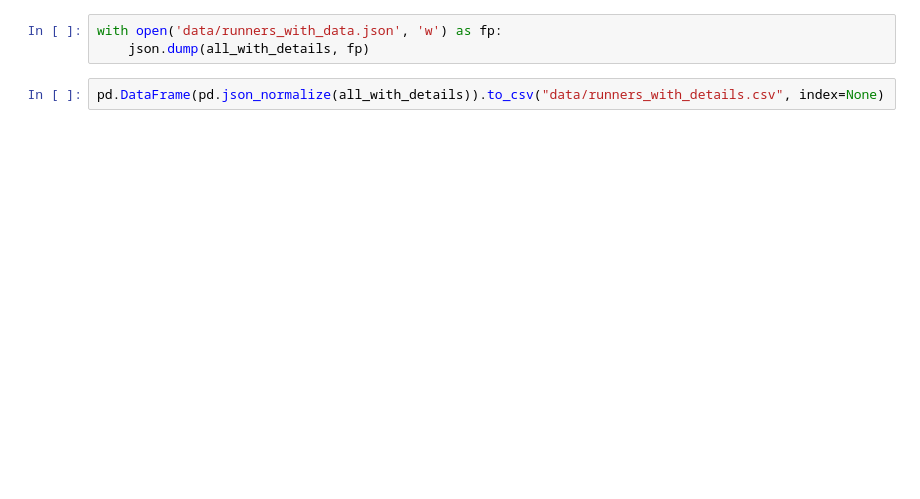
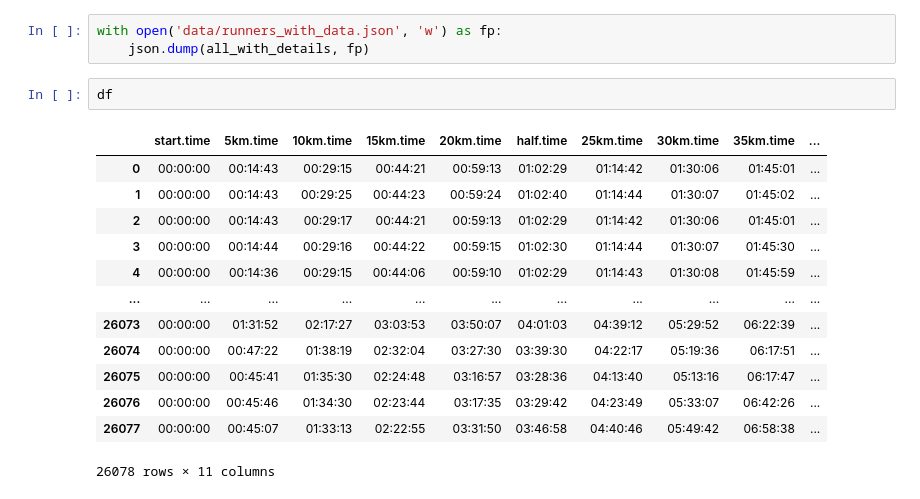
Before and after one commit to kmax12/marathon_analysis, a Jupyter notebook: Scrape data.ipynb, the cells around one changed output. Cells and saved outputs as stored; diff of their text form; blank space fills up the shorter version.

```diff
--- a/Scrape data.ipynb
+++ b/Scrape data.ipynb
@@ -127,5 +159,19 @@ bokeh.protocol.exceptions.ProtocolError: Token is expired.
 # %%
 with open('data/runners_with_data.json', 'w') as fp:
     json.dump(all_with_details, fp)
-# %%
-pd.DataFrame(pd.json_normalize(all_with_details)).to_csv("data/runners_with_details.csv", index=None)
+# %%
+df
+# %% [output]
+|  | start.time | 5km.time | 10km.time | 15km.time | 20km.time | half.time | 25km.time | 30km.time | 35km.time | ... |
+| 0 | 00:00:00 | 00:14:43 | 00:29:15 | 00:44:21 | 00:59:13 | 01:02:29 | 01:14:42 | 01:30:06 | 01:45:01 | ... |
+| 1 | 00:00:00 | 00:14:43 | 00:29:25 | 00:44:23 | 00:59:24 | 01:02:40 | 01:14:44 | 01:30:07 | 01:45:02 | ... |
+| 2 | 00:00:00 | 00:14:43 | 00:29:17 | 00:44:21 | 00:59:13 | 01:02:29 | 01:14:42 | 01:30:06 | 01:45:01 | ... |
+| 3 | 00:00:00 | 00:14:44 | 00:29:16 | 00:44:22 | 00:59:15 | 01:02:30 | 01:14:44 | 01:30:07 | 01:45:30 | ... |
+| 4 | 00:00:00 | 00:14:36 | 00:29:15 | 00:44:06 | 00:59:10 | 01:02:29 | 01:14:43 | 01:30:08 | 01:45:59 | ... |
+| ... | ... | ... | ... | ... | ... | ... | ... | ... | ... | ... |
+| 26073 | 00:00:00 | 01:31:52 | 02:17:27 | 03:03:53 | 03:50:07 | 04:01:03 | 04:39:12 | 05:29:52 | 06:22:39 | ... |
+| 26074 | 00:00:00 | 00:47:22 | 01:38:19 | 02:32:04 | 03:27:30 | 03:39:30 | 04:22:17 | 05:19:36 | 06:17:51 | ... |
+| 26075 | 00:00:00 | 00:45:41 | 01:35:30 | 02:24:48 | 03:16:57 | 03:28:36 | 04:13:40 | 05:13:16 | 06:17:47 | ... |
+| 26076 | 00:00:00 | 00:45:46 | 01:34:30 | 02:23:44 | 03:17:35 | 03:29:42 | 04:23:49 | 05:33:07 | 06:42:26 | ... |
+| 26077 | 00:00:00 | 00:45:07 | 01:33:13 | 02:22:55 | 03:31:50 | 03:46:58 | 04:40:46 | 05:49:42 | 06:58:38 | ... |
+26078 rows × 11 columns
```
Also changed, not shown: parts of 9 cells of this notebook, 26 other files.
